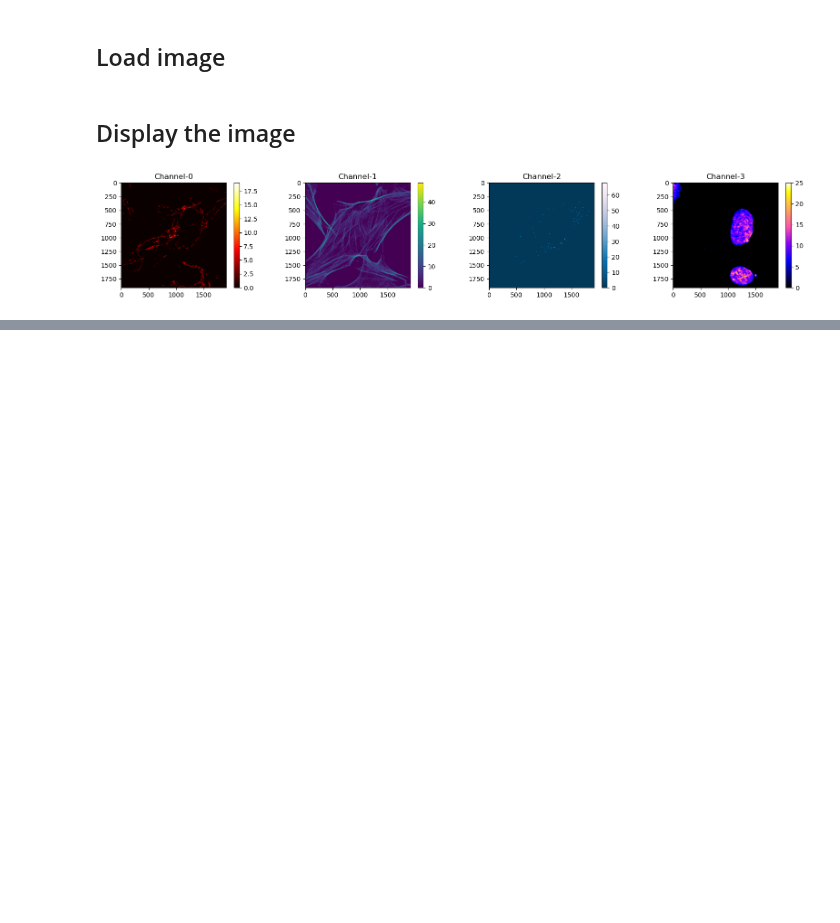
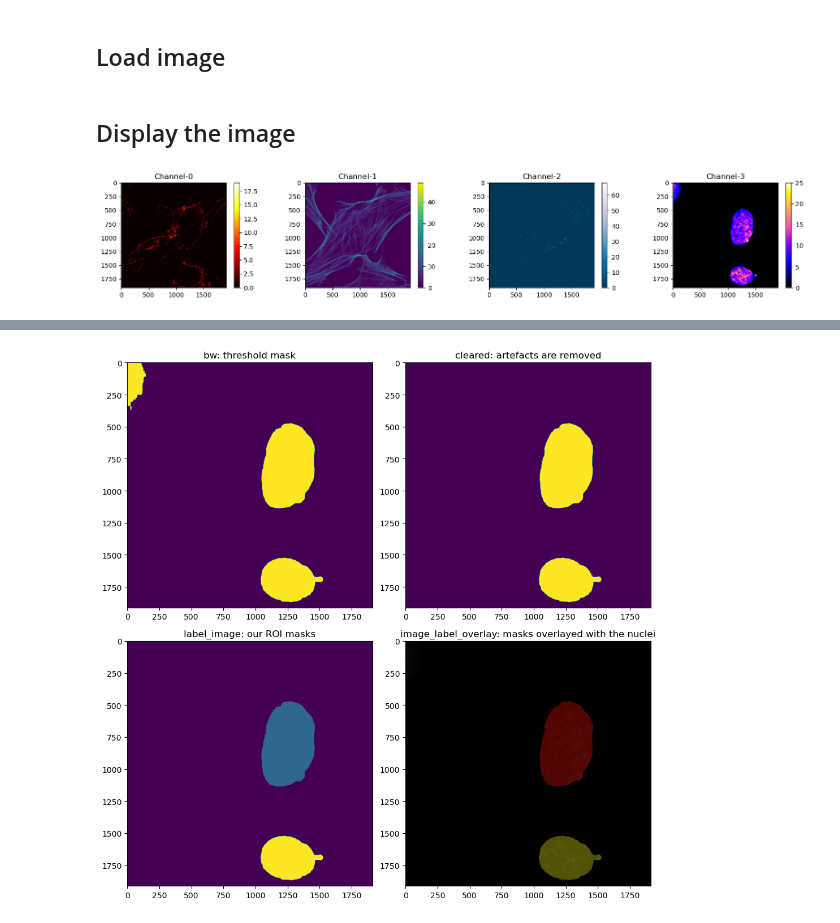
Before and after one commit to u-schulze/Python-course, a Jupyter notebook: mask-statistics.ipynb, the cells around one changed output, grey strips where cells are left out. Drawn from its saved outputs; the diff is of its cells as text; code cells hidden in the pictures; blank space fills up the shorter version.

Commit message:
update-mask-statistics

```diff
--- a/mask-statistics.ipynb
+++ b/mask-statistics.ipynb
@@ -51,0 +71,34 @@ In finding the ROI, the main goal is to find a mask delimited by the nucleus. Th
+# %%
+# find the threshold value differentiating the signal from background
+thresh = threshold_otsu(nuclei)
+
+# define the threshold mask and close it
+bw = closing(nuclei > thresh, square(35))
+
+# remove artifacts connected to image border
+cleared = clear_border(bw)
+
+# label image regions
+label_image = label(cleared)
+
+# label image to rgb
+image_label_overlay = label2rgb(label_image, image=nuclei, bg_label=0)
+
+fig, ax = plt.subplots(2, 2, figsize=(10, 10))
+ax[0,0].imshow(bw)
+ax[0,0].set_title('bw: threshold mask')
+
+ax[0,1].imshow(cleared)
+ax[0,1].set_title('cleared: artefacts are removed')
+
+ax[1,0].imshow(label_image)
+ax[1,0].set_title('label_image: our ROI masks')
+
+ax[1,1].imshow(image_label_overlay)
+ax[1,1].set_title('image_label_overlay: masks overlayed with the nuclei')
+
+
+plt.tight_layout()
+plt.show()
+# %% [output]
+[figure, added]
```
Also changed, not shown: parts of 16 cells of this notebook.
